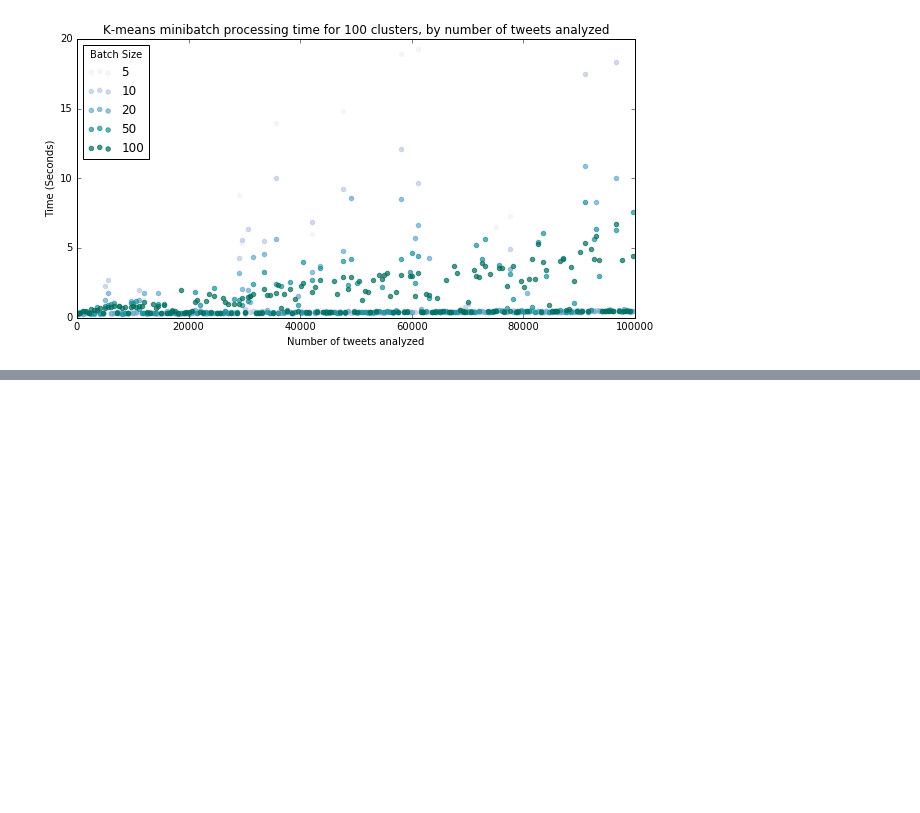
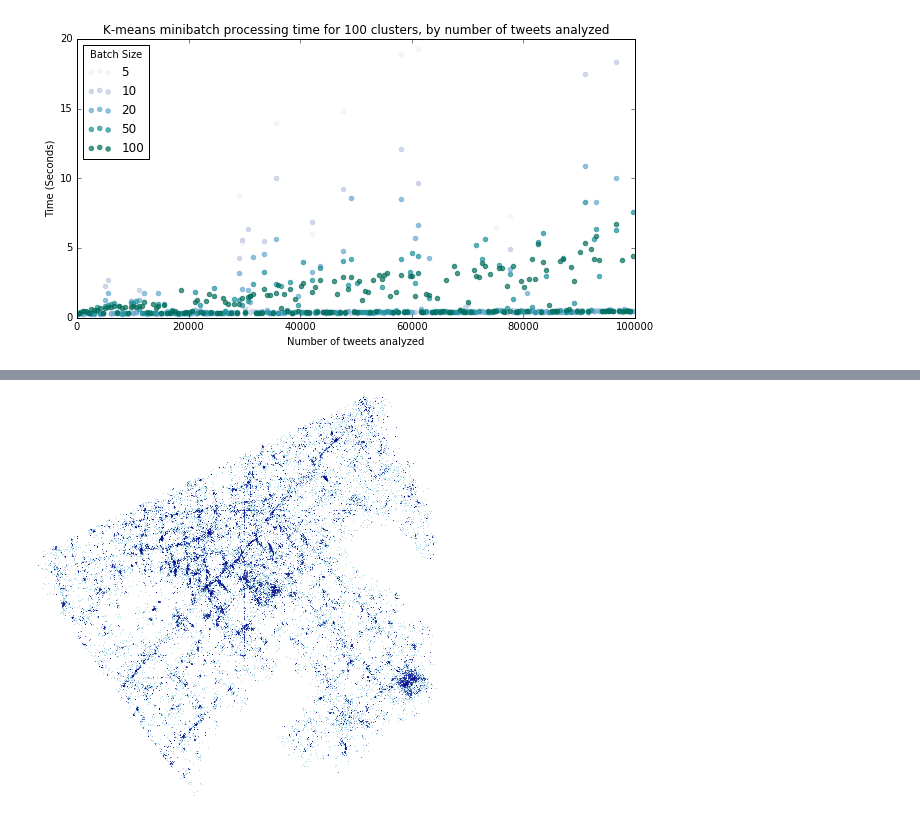
Before and after one commit to pksohn/tweet-clustering, a Jupyter notebook: notebooks/Results.ipynb, the cells around one changed output, grey strips where cells are left out. Saved outputs shown, nothing was run; the diff lists cells and outputs as text; code cells hidden in the pictures; blank space fills up the shorter version.

```diff
--- a/notebooks/Results.ipynb
+++ b/notebooks/Results.ipynb
@@ -187,0 +304,7 @@ plt.show()
+# %%
+# Visualize points with datashader
+cvs = ds.Canvas(plot_width=400, plot_height=400)
+agg = cvs.points(tweets.loc[tweets.cluster == 86.00], 'lng', 'lat')
+tf.interpolate(agg)
+# %% [output]
+[figure, added]
```
Also changed, not shown: parts of 15 cells of this notebook, 1 other file.
